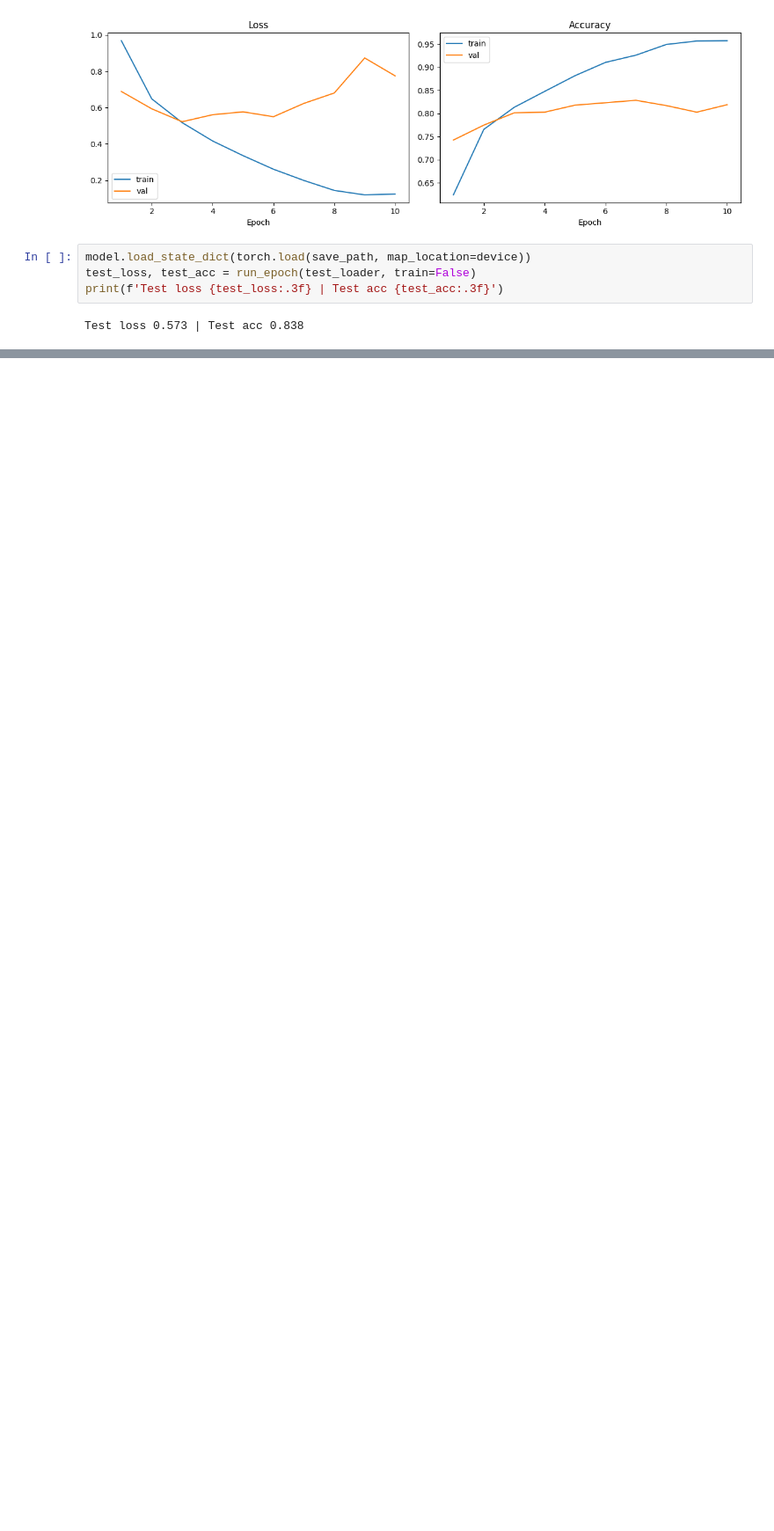
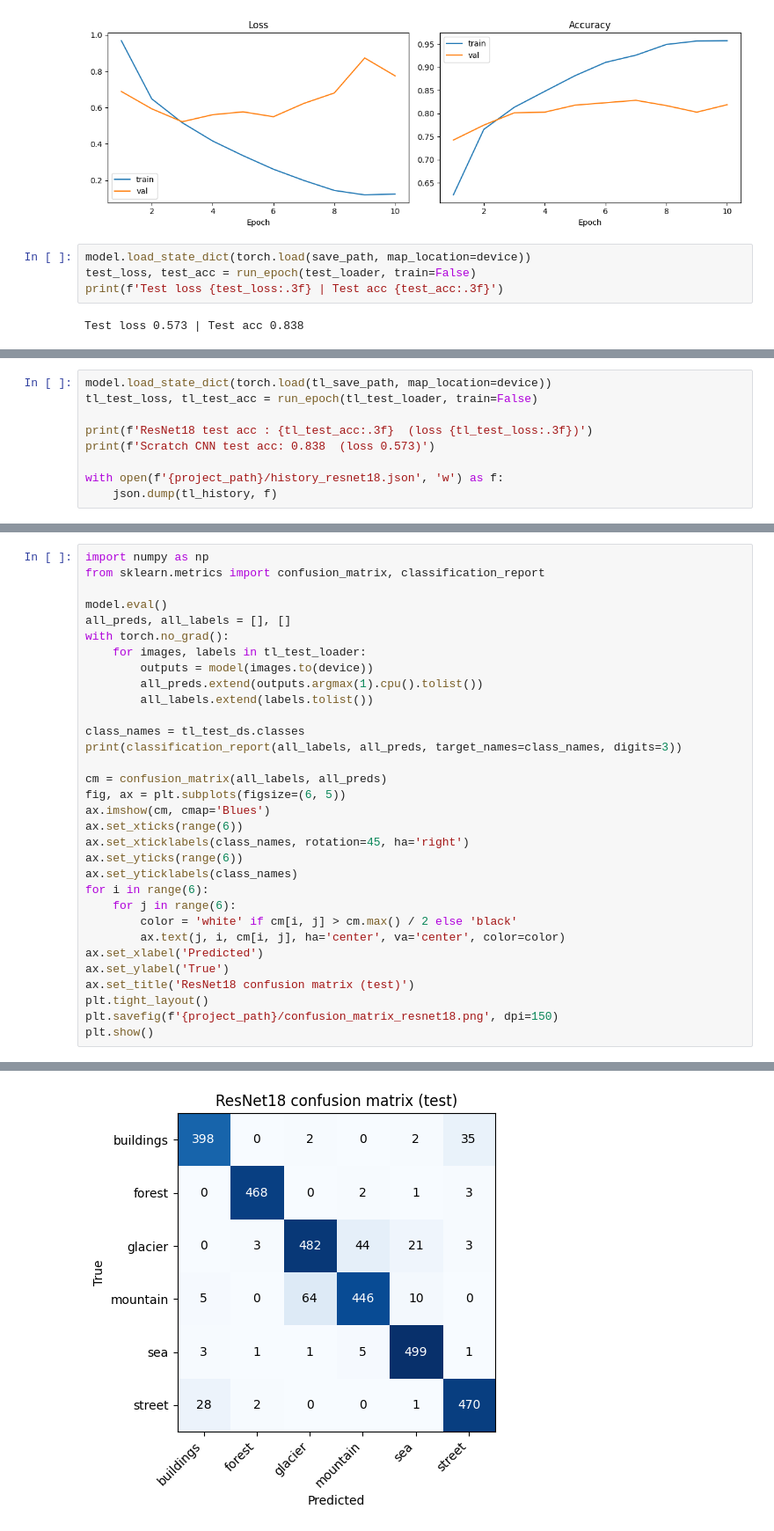
Before and after one commit to sanjil18/CNN-project, a Jupyter notebook: CNN_project.ipynb, the cells around one changed output, grey strips where cells are left out. Shown at 88% size. Drawn from its saved outputs; the diff is of its cells as text; blank space fills up the shorter version.

```diff
--- a/CNN_project.ipynb
+++ b/CNN_project.ipynb
@@ -258,0 +351,9 @@ Test loss 0.573 | Test acc 0.838
+# %%
+model.load_state_dict(torch.load(tl_save_path, map_location=device))
+tl_test_loss, tl_test_acc = run_epoch(tl_test_loader, train=False)
+
+print(f'ResNet18 test acc : {tl_test_acc:.3f}  (loss {tl_test_loss:.3f})')
+print(f'Scratch CNN test acc: 0.838  (loss 0.573)')
+
+with open(f'{project_path}/history_resnet18.json', 'w') as f:
+    json.dump(tl_history, f)
@@ -258,0 +363,33 @@ Test loss 0.573 | Test acc 0.838
+# %%
+import numpy as np
+from sklearn.metrics import confusion_matrix, classification_report
+
+model.eval()
+all_preds, all_labels = [], []
+with torch.no_grad():
+    for images, labels in tl_test_loader:
+        outputs = model(images.to(device))
+        all_preds.extend(outputs.argmax(1).cpu().tolist())
+        all_labels.extend(labels.tolist())
+
+class_names = tl_test_ds.classes
+print(classification_report(all_labels, all_preds, target_names=class_names, digits=3))
+
+cm = confusion_matrix(all_labels, all_preds)
+fig, ax = plt.subplots(figsize=(6, 5))
+ax.imshow(cm, cmap='Blues')
+ax.set_xticks(range(6))
+ax.set_xticklabels(class_names, rotation=45, ha='right')
+ax.set_yticks(range(6))
+ax.set_yticklabels(class_names)
+for i in range(6):
+    for j in range(6):
+        color = 'white' if cm[i, j] > cm.max() / 2 else 'black'
+        ax.text(j, i, cm[i, j], ha='center', va='center', color=color)
+ax.set_xlabel('Predicted')
+ax.set_ylabel('True')
+ax.set_title('ResNet18 confusion matrix (test)')
+plt.tight_layout()
+plt.savefig(f'{project_path}/confusion_matrix_resnet18.png', dpi=150)
+plt.show()
+# %% [output]
@@ -258,0 +408 @@ Test loss 0.573 | Test acc 0.838
+[figure, added]
```
Also changed, not shown: parts of 12 cells of this notebook.
